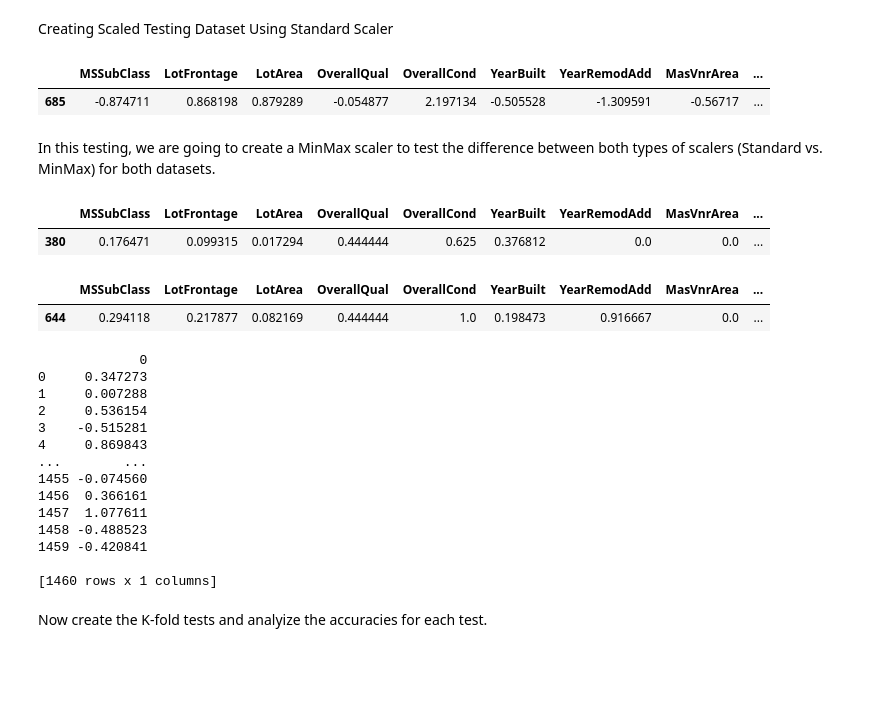
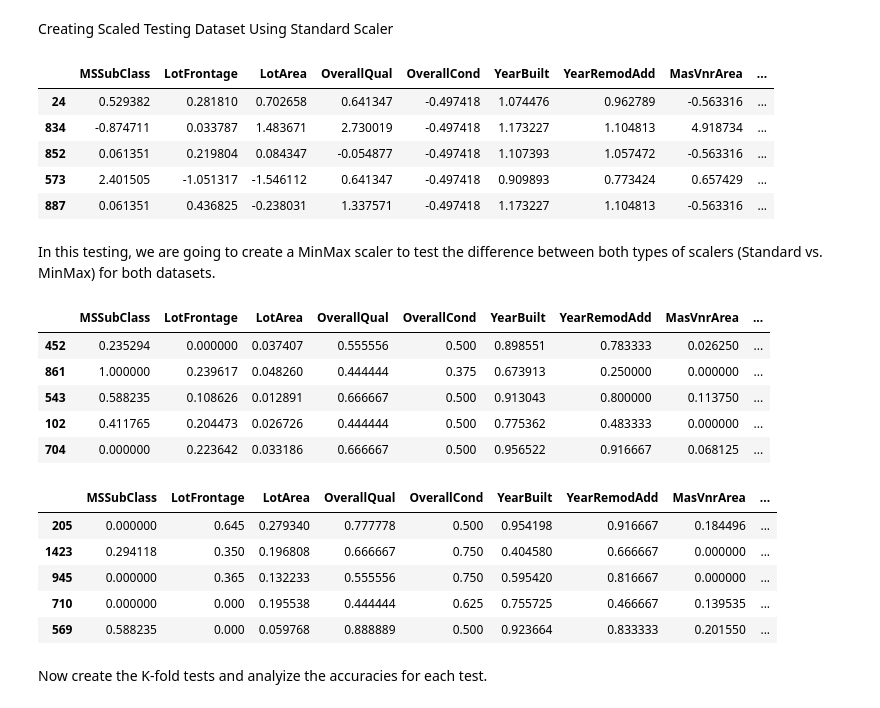
Before and after one commit to Thet-Wai-123/Capstone-Project, a Jupyter notebook: House Prices Regression.ipynb, the cells around one changed output. Saved outputs shown, nothing was run; the diff lists cells and outputs as text; code cells hidden in the pictures; blank space fills up the shorter version.

```diff
--- a/House Prices Regression.ipynb
+++ b/House Prices Regression.ipynb
@@ -268,0 +326,13 @@ Creating the Test Dataset
+# %%
+columns_to_map = ['PoolQC']
+df_testing[columns_to_map] = df_testing[columns_to_map].fillna('NA')
+df_testing[columns_to_map] = df_testing[columns_to_map].replace(pool_scale_map)
+# %%
+columns_to_map = ['BsmtFinType1','BsmtFinType2']
+df_testing[columns_to_map] = df_testing[columns_to_map].fillna('NA')
+df_testing[columns_to_map] = df_testing[columns_to_map].replace(basement_scale_map)
+# %%
+columns_to_map = ['Functional']
+df_testing[columns_to_map] = df_testing[columns_to_map].fillna('NA')
+df_testing[columns_to_map] = df_testing[columns_to_map].replace(functional_scale_map)
+df_testing.sample(5)
@@ -269,5 +346,5 @@ Creating the Test Dataset
 # %%
-object_columns_testing = df_testing.loc[:, df_testing.dtypes == object]
-df_converted_testing = pd.get_dummies(df_testing, columns= object_columns_testing.columns)
-df_converted_testing.columns
+object_columns_testing = df_testing.loc[:, df_training.dtypes == object]
+df_converted_testing = pd.get_dummies(df_testing, columns= object_columns_training.columns)
+df_converted_testing.sample(5)
 # %% [output]
@@ -351,59 +414,63 @@ scaled_df_Standard_training.drop(columns = ['Id'], inplace=True)
 Creating Scaled Testing Dataset Using Standard Scaler
 # %%
 columns_to_scaler_Standard_testing = df_converted_testing.drop(columns=['Id'])
+columns_to_scaler_Standard_testing = columns_to_scaler_Standard_testing.replace('NA',0)
+columns_to_scaler_Standard_testing = columns_to_scaler_Standard_testing.fillna(0.0)
 scaled_data_Standard_testing = scaler_Standard.fit_transform(columns_to_scaler_Standard_testing)
 
 scaled_df_Standard_testing = pd.DataFrame(scaled_data_Standard_testing, columns=columns_to_scaler_Standard_testing.columns)
 scaled_df_Standard_testing = pd.concat([df_converted_testing[['Id']], scaled_df_Standard_testing], axis=1)
 scaled_df_Standard_testing.drop(columns = ['Id'], inplace=True)
-scaled_df_Standard_testing.sample()
+
+scaled_df_Standard_testing.sample(5)
 # %% [output]
 |  | MSSubClass | LotFrontage | LotArea | OverallQual | OverallCond | YearBuilt | YearRemodAdd | MasVnrArea | ... |
-| 685 | -0.874711 | 0.868198 | 0.879289 | -0.054877 | 2.197134 | -0.505528 | -1.309591 | -0.56717 | ... |
+| 24 | 0.529382 | 0.281810 | 0.702658 | 0.641347 | -0.497418 | 1.074476 | 0.962789 | -0.563316 | ... |
+| 834 | -0.874711 | 0.033787 | 1.483671 | 2.730019 | -0.497418 | 1.173227 | 1.104813 | 4.918734 | ... |
+| 852 | 0.061351 | 0.219804 | 0.084347 | -0.054877 | -0.497418 | 1.107393 | 1.057472 | -0.563316 | ... |
+| 573 | 2.401505 | -1.051317 | -1.546112 | 0.641347 | -0.497418 | 0.909893 | 0.773424 | 0.657429 | ... |
+| 887 | 0.061351 | 0.436825 | -0.238031 | 1.337571 | -0.497418 | 1.173227 | 1.104813 | -0.563316 | ... |
 # %% [markdown]
 In this testing, we are going to create a MinMax scaler to test the difference between both types of scalers (Standard vs. MinMax) for both datasets.
 # %%
 scaler_MinMax = preprocessing.MinMaxScaler()
 
 columns_to_scaler_MinMax_training = df_converted_training.drop(columns=['Id'])
+columns_to_scaler_MinMax_training = columns_to_scaler_MinMax_training.fillna(0.0)
 scaled_data_MinMax_training = scaler_MinMax.fit_transform(columns_to_scaler_MinMax_training)
 
 scaled_df_MinMax_training = pd.DataFrame(scaled_data_MinMax_training, columns=columns_to_scaler_MinMax_training.columns)
 scaled_df_MinMax_training = pd.concat([df_converted_training[['Id']], scaled_df_MinMax_training], axis=1)
 scaled_df_MinMax_training.drop(columns = ['Id'], inplace=True)
-scaled_df_MinMax_training.sample()
+
+scaled_df_MinMax_training.sample(5)
 # %% [output]
 |  | MSSubClass | LotFrontage | LotArea | OverallQual | OverallCond | YearBuilt | YearRemodAdd | MasVnrArea | ... |
-| 380 | 0.176471 | 0.099315 | 0.017294 | 0.444444 | 0.625 | 0.376812 | 0.0 | 0.0 | ... |
+| 452 | 0.235294 | 0.000000 | 0.037407 | 0.555556 | 0.500 | 0.898551 | 0.783333 | 0.026250 | ... |
+| 861 | 1.000000 | 0.239617 | 0.048260 | 0.444444 | 0.375 | 0.673913 | 0.250000 | 0.000000 | ... |
+| 543 | 0.588235 | 0.108626 | 0.012891 | 0.666667 | 0.500 | 0.913043 | 0.800000 | 0.113750 | ... |
+| 102 | 0.411765 | 0.204473 | 0.026726 | 0.444444 | 0.500 | 0.775362 | 0.483333 | 0.000000 | ... |
+| 704 | 0.000000 | 0.223642 | 0.033186 | 0.666667 | 0.500 | 0.956522 | 0.916667 | 0.068125 | ... |
 # %%
 columns_to_scaler_MinMax_testing = df_converted_testing.drop(columns=['Id'])
+
+columns_to_scaler_MinMax_testing = columns_to_scaler_MinMax_testing.replace('NA',0)
+columns_to_scaler_MinMax_testing = columns_to_scaler_MinMax_testing.fillna(0.0)
 scaled_data_MinMax_testing = scaler_MinMax.fit_transform(columns_to_scaler_MinMax_testing)
 
 scaled_df_MinMax_testing = pd.DataFrame(scaled_data_MinMax_testing, columns=columns_to_scaler_MinMax_testing.columns)
 scaled_df_MinMax_testing = pd.concat([df_converted_testing[['Id']], scaled_df_MinMax_testing], axis=1)
 scaled_df_MinMax_testing.drop(columns = ['Id'], inplace=True)
-scaled_df_MinMax_testing.sample()
+scaled_df_MinMax_testing.sample(5)
 # %% [output]
 |  | MSSubClass | LotFrontage | LotArea | OverallQual | OverallCond | YearBuilt | YearRemodAdd | MasVnrArea | ... |
-| 644 | 0.294118 | 0.217877 | 0.082169 | 0.444444 | 1.0 | 0.198473 | 0.916667 | 0.0 | ... |
+| 205 | 0.000000 | 0.645 | 0.279340 | 0.777778 | 0.500 | 0.954198 | 0.916667 | 0.184496 | ... |
+| 1423 | 0.294118 | 0.350 | 0.196808 | 0.666667 | 0.750 | 0.404580 | 0.666667 | 0.000000 | ... |
+| 945 | 0.000000 | 0.365 | 0.132233 | 0.555556 | 0.750 | 0.595420 | 0.816667 | 0.000000 | ... |
+| 710 | 0.000000 | 0.000 | 0.195538 | 0.444444 | 0.625 | 0.755725 | 0.466667 | 0.139535 | ... |
+| 569 | 0.588235 | 0.000 | 0.059768 | 0.888889 | 0.500 | 0.923664 | 0.833333 | 0.201550 | ... |
 # %%
-scaled_training_labels = pd.DataFrame(scaler_Standard.fit_transform(training_labels))
-print(scaled_training_labels)
+scaled_Standard_training_labels = pd.DataFrame(scaler_Standard.fit_transform(training_labels))
-# %% [output]
-             0
-0     0.347273
-1     0.007288
-2     0.536154
-3    -0.515281
-4     0.869843
-...        ...
-1455 -0.074560
-1456  0.366161
-1457  1.077611
-1458 -0.488523
-1459 -0.420841
-
-[1460 rows x 1 columns]
 # %% [markdown]
 Now create the K-fold tests and analyize the accuracies for each test.
 # %%
```
Also changed, not shown: parts of 42 cells of this notebook.
